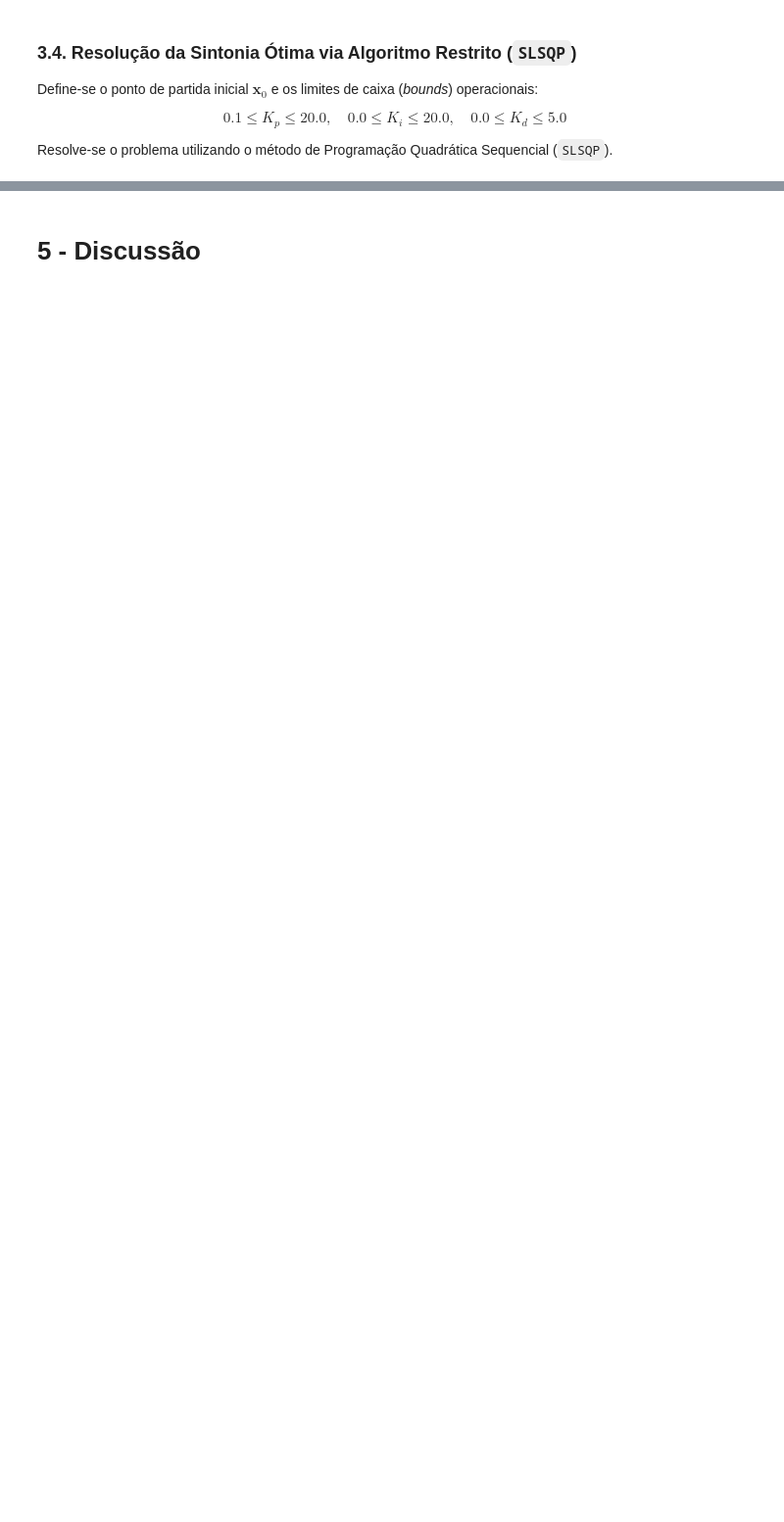
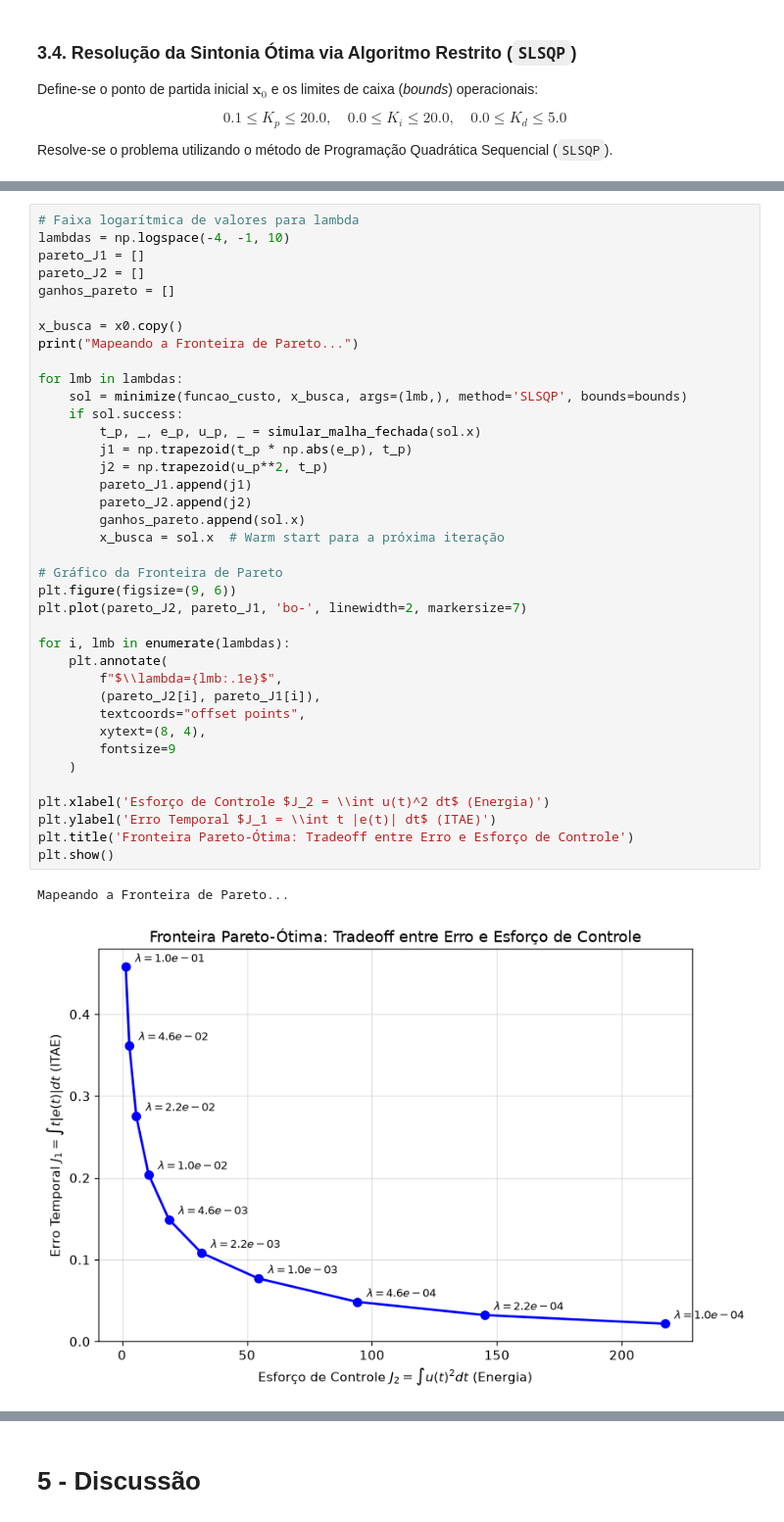
Before and after one commit to joao27lex/otimizacao-COS360-UFRJ, a Jupyter notebook: otimizacao_controlador_pid.ipynb, the cells around one changed output, grey strips where cells are left out. Shown at 98% size. Cells and saved outputs as stored; diff of their text form; blank space fills up the shorter version.

```diff
--- a/otimizacao_controlador_pid.ipynb
+++ b/otimizacao_controlador_pid.ipynb
@@ -299,0 +349,41 @@ AttributeError: module 'numpy' has no attribute 'trapz'
+# %%
+# Faixa logarítmica de valores para lambda
+lambdas = np.logspace(-4, -1, 10)
+pareto_J1 = []
+pareto_J2 = []
+ganhos_pareto = []
+
+x_busca = x0.copy()
+print("Mapeando a Fronteira de Pareto...")
+
+for lmb in lambdas:
+    sol = minimize(funcao_custo, x_busca, args=(lmb,), method='SLSQP', bounds=bounds)
+    if sol.success:
+        t_p, _, e_p, u_p, _ = simular_malha_fechada(sol.x)
+        j1 = np.trapezoid(t_p * np.abs(e_p), t_p)
+        j2 = np.trapezoid(u_p**2, t_p)
+        pareto_J1.append(j1)
+        pareto_J2.append(j2)
+        ganhos_pareto.append(sol.x)
+        x_busca = sol.x  # Warm start para a próxima iteração
+
+# Gráfico da Fronteira de Pareto
+plt.figure(figsize=(9, 6))
+plt.plot(pareto_J2, pareto_J1, 'bo-', linewidth=2, markersize=7)
+
+for i, lmb in enumerate(lambdas):
+    plt.annotate(
+        f"$\\lambda={lmb:.1e}$",
+        (pareto_J2[i], pareto_J1[i]),
+        textcoords="offset points",
+        xytext=(8, 4),
+        fontsize=9
+    )
+
+plt.xlabel('Esforço de Controle $J_2 = \\int u(t)^2 dt$ (Energia)')
+plt.ylabel('Erro Temporal $J_1 = \\int t |e(t)| dt$ (ITAE)')
+plt.title('Fronteira Pareto-Ótima: Tradeoff entre Erro e Esforço de Controle')
+plt.show()
+# %% [output]
+Mapeando a Fronteira de Pareto...
+[figure, added]
```
Also changed, not shown: parts of 15 cells of this notebook, 2 other files.
